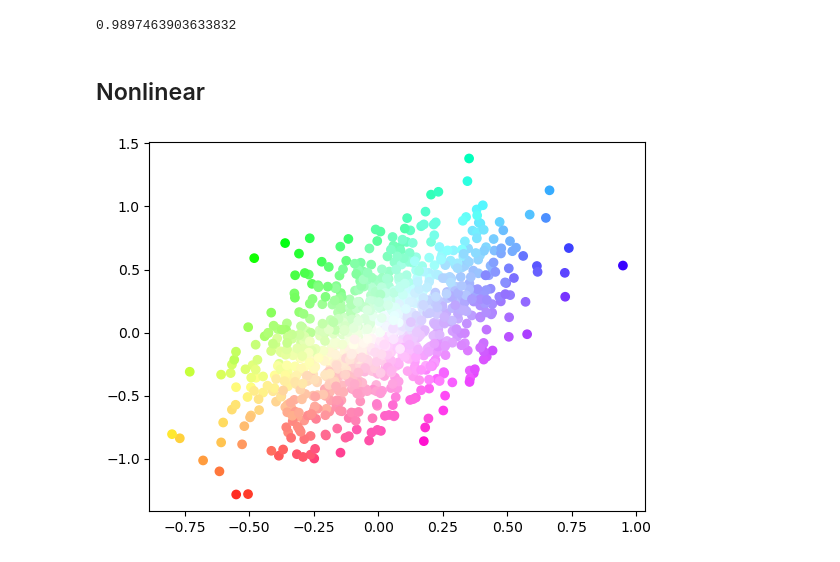
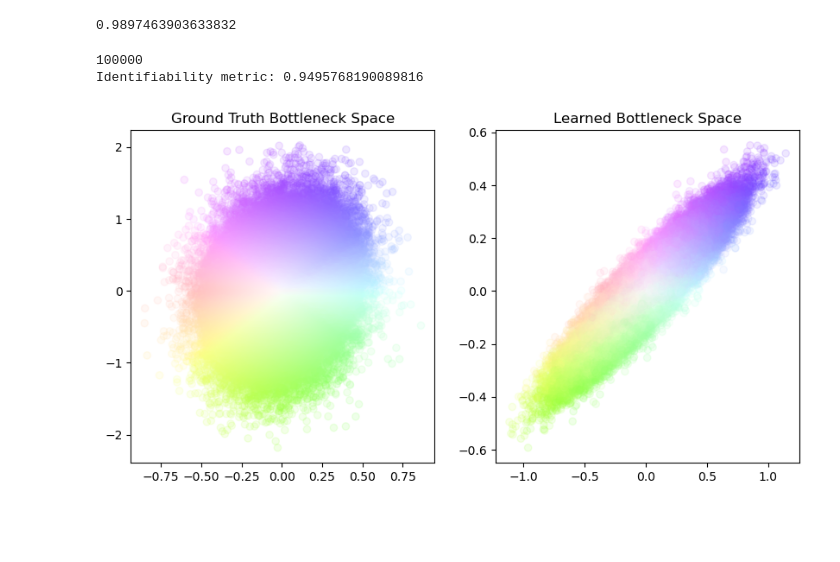
Before and after one commit to simonbing/StructuralCausalBottleneckModels, a Jupyter notebook: notebooks/identifiability_viz.ipynb, the cells around one changed output. Drawn from its saved outputs; the diff is of its cells as text; code cells hidden in the pictures; blank space fills up the shorter version.

```diff
--- a/notebooks/identifiability_viz.ipynb
+++ b/notebooks/identifiability_viz.ipynb
@@ -237,11 +374,3 @@ eval_matrix = linear_bottleneck_eval(estimated_bn_samples_matrix, bn_samples)
 print(np.mean(eval_matrix[eval_matrix != None]))
 # %% [output]
 0.9897463903633832
-# %%
-def id_viz(seed, mode='linear'):
-    """
-    Defines a two node SCBM with given seed and mode (linear or non-linear), visualized learned and ground-truth bottleneck spaces
-    in order to show the learned map between the two. Ideally we want to see an invertible map.
-    """
-# %% [markdown]
-## Nonlinear
@@ -298,8 +377,6 @@ scbm = SCBM(variables=variables, A=A, d_bottleneck_matrix=d_bottleneck_matrix, s
-# %%
-fig, ax = plt.subplots()
-
-ax.scatter(estimated_bn_samples[:, 0], estimated_bn_samples[:, 1], c=get_rgb_color(bn_samples[0, 1][:, 0], bn_samples[0, 1][:, 1]))
-
-plt.show()
-# %% [output]
-[figure, removed]
+# %%
+id_viz(seed=8878, mode='linear')
+# %% [output]
+100000
+Identifiability metric: 0.9495768190089816
+[figure, added]
```
Also changed, not shown: parts of 17 cells of this notebook.
